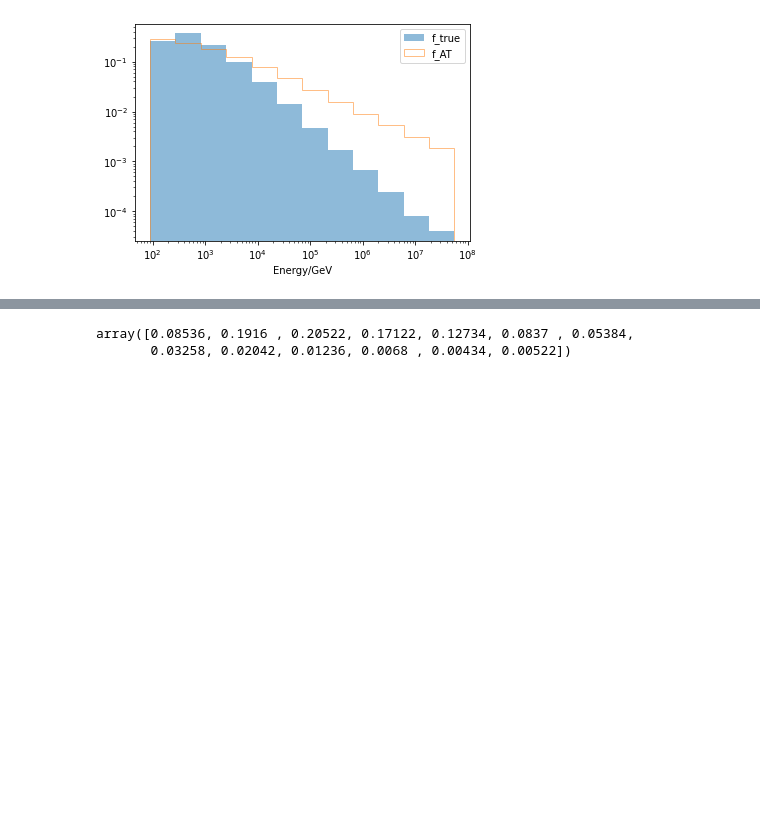
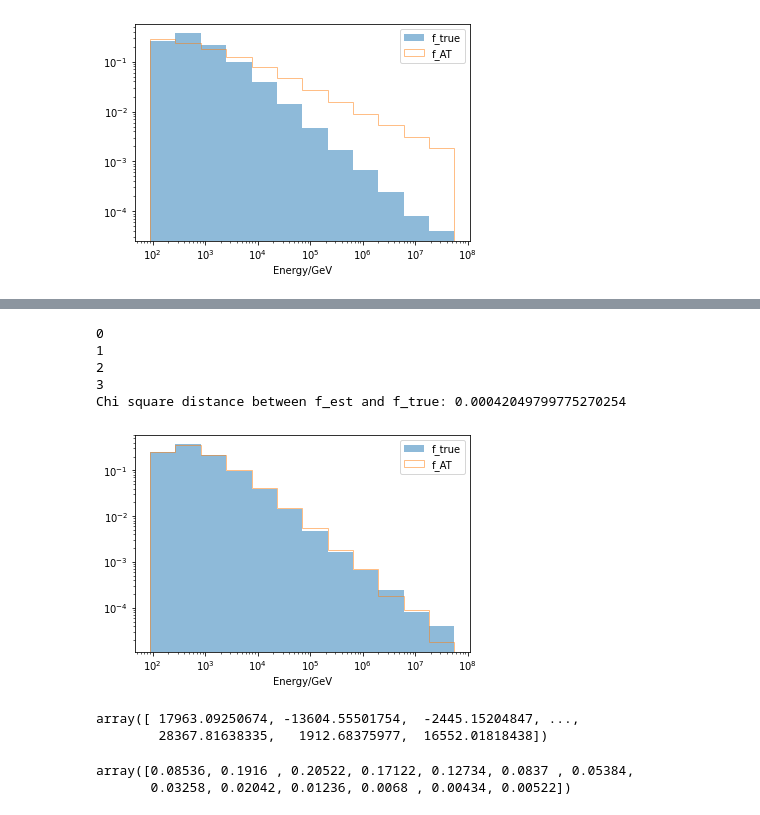
Before and after one commit to janjaek/DSEA-test, a Jupyter notebook: dsea_best_features.ipynb, the cells around one changed output, grey strips where cells are left out. Saved outputs shown, nothing was run; the diff lists cells and outputs as text; code cells hidden in the pictures; blank space fills up the shorter version.

```diff
--- a/dsea_best_features.ipynb
+++ b/dsea_best_features.ipynb
@@ -83,3 +113,38 @@ Chi square distance between f_est and f_true: 0.2220793510698484
+# %%
+#Random Forrest with transformed data
+def inspect_alpha(k, alpha, chi2s, f):
+    print(alpha)
+
+
+alpha_mul = stepsize.decay_mul(0.5)
+f_AT_mul = dsea(X_btest, X_btrain, Y_train, RandomForestClassifier(), K = 3, inspect = inspect_alpha, alpha = alpha_mul)
+print('Chi square distance between f_est and f_true: {}'.format(util.chi2s(f_AT_mul, f_true)))
+plt.hist(bin_centers, bins = binning_E[0:13], weights = f_true, alpha = 0.5,label ='f_true')
+plt.hist(bin_centers, bins = binning_E[0:13], weights = f_AT_mul, alpha = 0.5,histtype = 'step',label='f_AT')
+plt.gca().set_xscale('log')
+plt.yscale('log')
+plt.xlabel('Energy/GeV')
+plt.legend(loc='best')
+plt.show()
+# %% [output]
+0
+1
+2
+3
+Chi square distance between f_est and f_true: 0.00042049799775270254
+[figure, added]
+# %%
+#trying a regression(without y-j-transormation)
+from sklearn.linear_model import Ridge
+y = df['MCPrimary.energy'] #reading target
+y_train=y[n_test:]   #test-trainsplit for unbinned target
+
+f_reg=Ridge().fit(X_train,y_train)#fitting regression
+f_pred=f_reg.predict(X_test)#testing prediction
+f_pred
+# %% [output]
+array([ 17963.09250674, -13604.55501754,  -2445.15204847, ...,
+        28367.81638335,   1912.68375977,  16552.01818438])
 # %%
 #trying out Tim Ruhes advice
 Y = df['MCPrimary.energy']
```
Also changed, not shown: parts of 9 cells of this notebook.
